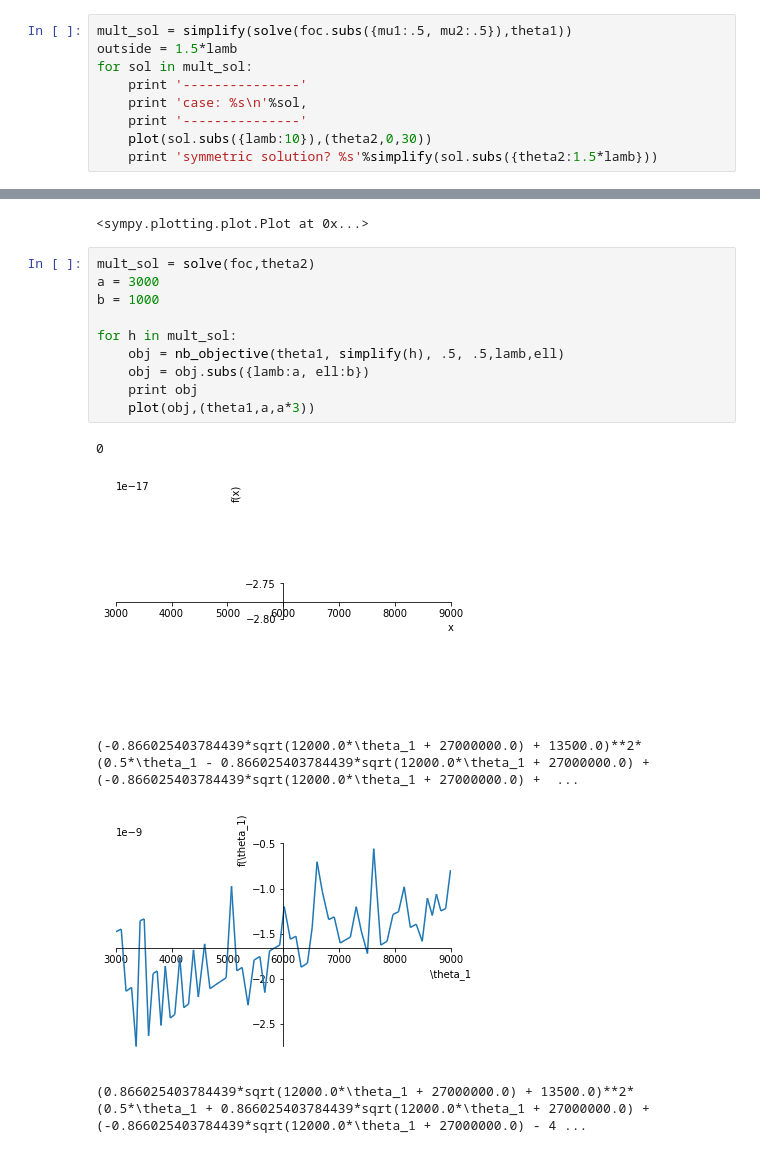
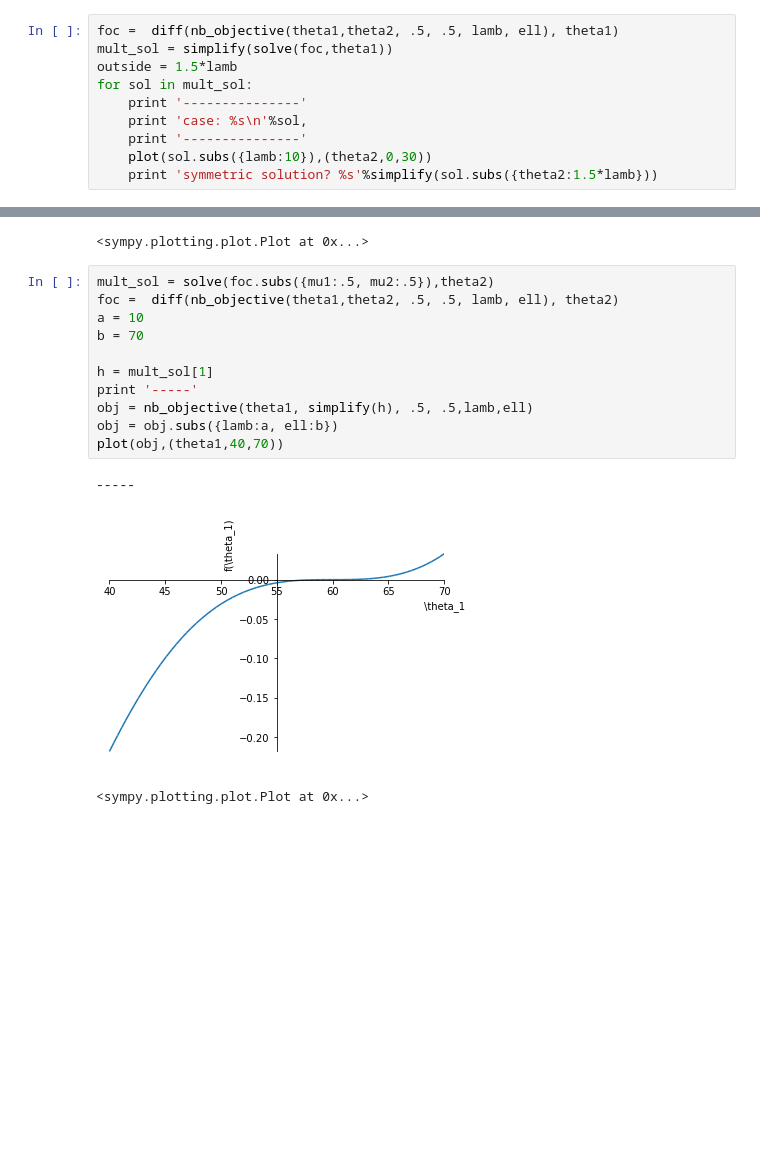
Before and after one commit to ericschulman/health_bargains, a Jupyter notebook: bargains_simplified.ipynb, the cells around one changed output, grey strips where cells are left out. Cells and saved outputs as stored; diff of their text form; blank space fills up the shorter version.

```diff
--- a/bargains_simplified.ipynb
+++ b/bargains_simplified.ipynb
@@ -34,5 +52,6 @@ solve(foc.subs({mu1:.5, mu2:.5, theta2:theta1}),theta1)
 # %%
-mult_sol = simplify(solve(foc.subs({mu1:.5, mu2:.5}),theta1))
+foc =  diff(nb_objective(theta1,theta2, .5, .5, lamb, ell), theta1)
+mult_sol = simplify(solve(foc,theta1))
 outside = 1.5*lamb
 for sol in mult_sol:
     print '---------------'
@@ -63,18 +82,17 @@ plot(mult_sol[0].subs({lamb:a}),mult_sol[1].subs({lamb:a}),mult_sol[2].subs({lam
 [figure]
 <sympy.plotting.plot.Plot at 0x...>
 # %%
-mult_sol = solve(foc,theta2)
-a = 3000
-b = 1000
+mult_sol = solve(foc.subs({mu1:.5, mu2:.5}),theta2)
+foc =  diff(nb_objective(theta1,theta2, .5, .5, lamb, ell), theta2)
+a = 10
+b = 70
 
-for h in mult_sol:
-    obj = nb_objective(theta1, simplify(h), .5, .5,lamb,ell)
-    obj = obj.subs({lamb:a, ell:b})
-    print obj
-    plot(obj,(theta1,a,a*3))
+h = mult_sol[1]
+print '-----'
+obj = nb_objective(theta1, simplify(h), .5, .5,lamb,ell)
+obj = obj.subs({lamb:a, ell:b})
+plot(obj,(theta1,40,70))
 # %% [output]
-0
+-----
-[figure, old version]
+[figure, new version]
-(-0.866025403784439*sqrt(12000.0*\theta_1 + 27000000.0) + 13500.0)**2*(0.5*\theta_1 - 0.866025403784439*sqrt(12000.0*\theta_1 + 27000000.0) + (-0.866025403784439*sqrt(12000.0*\theta_1 + 27000000.0) +  ...
+<sympy.plotting.plot.Plot at 0x...>
-[figure, removed]
-(0.866025403784439*sqrt(12000.0*\theta_1 + 27000000.0) + 13500.0)**2*(0.5*\theta_1 + 0.866025403784439*sqrt(12000.0*\theta_1 + 27000000.0) + (-0.866025403784439*sqrt(12000.0*\theta_1 + 27000000.0) - 4 ...
```
Also changed, not shown: parts of 6 cells of this notebook.
